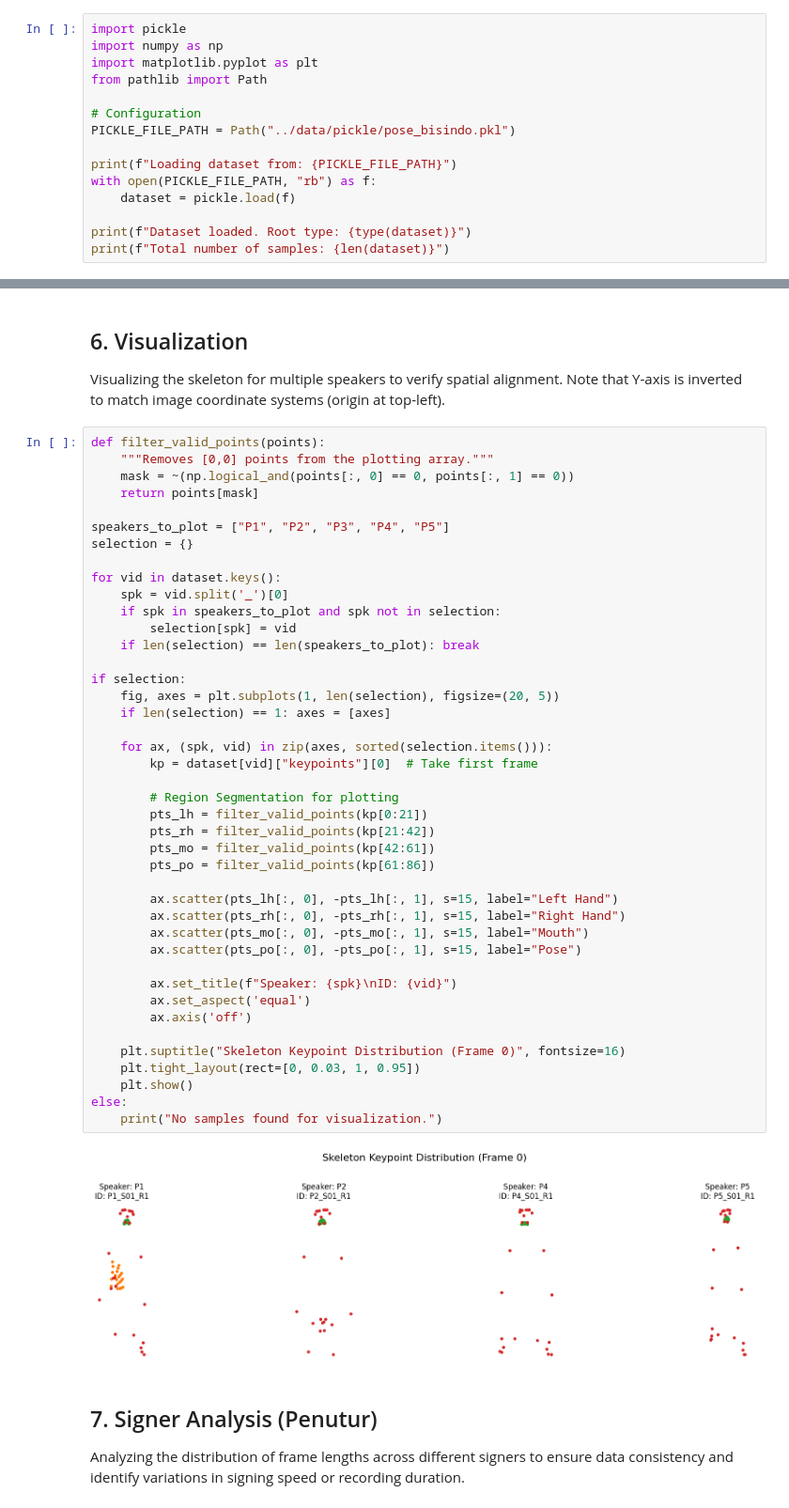
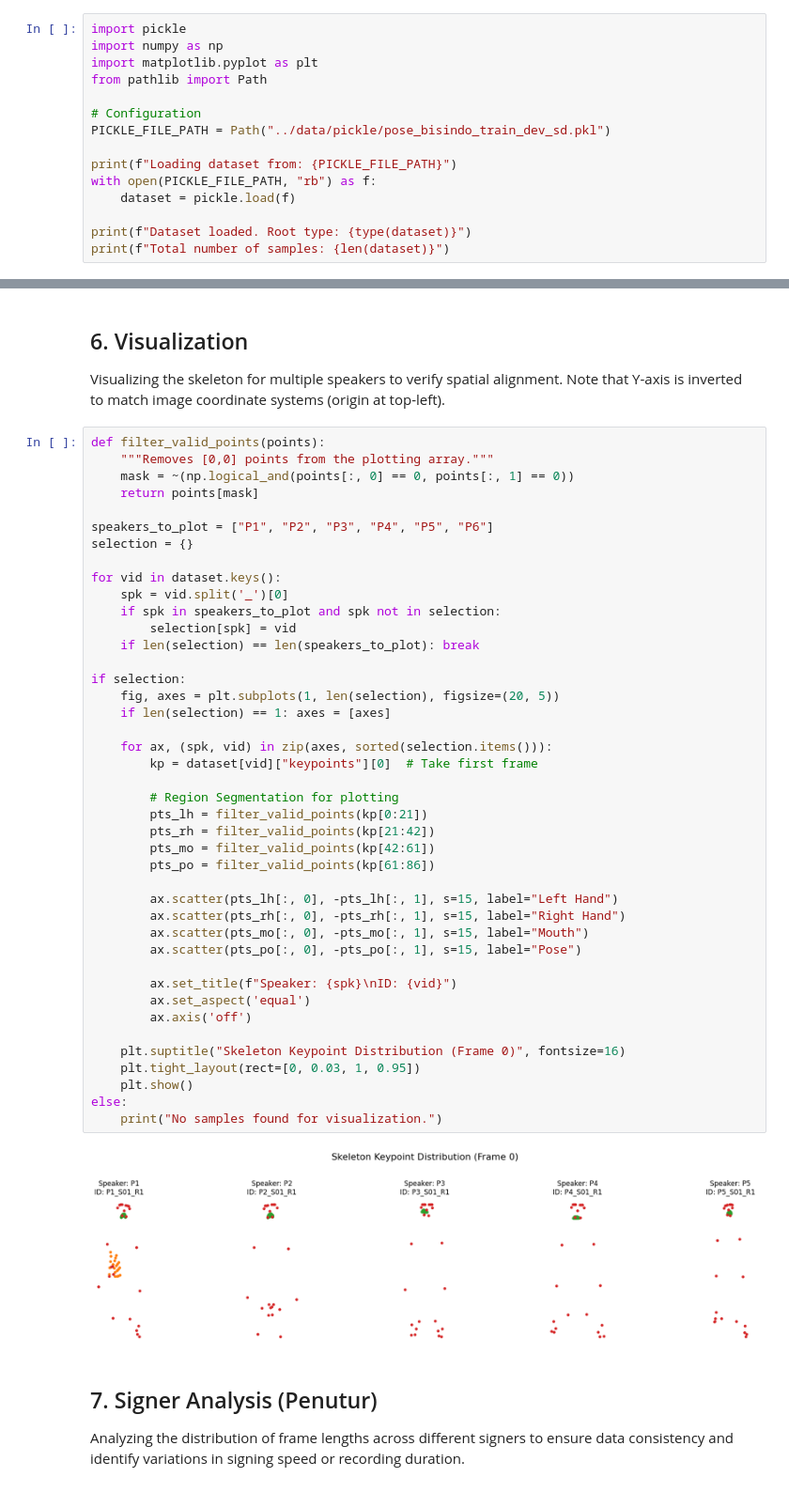
Before and after one commit to MahardikaPratama/rgb-to-skeleton-mediapipe, a Jupyter notebook: notebooks/pickle_data_analysis.ipynb, the cells around one changed output, grey strips where cells are left out. Shown at 94% size. Saved outputs shown, nothing was run; the diff lists cells and outputs as text.

```diff
--- a/notebooks/pickle_data_analysis.ipynb
+++ b/notebooks/pickle_data_analysis.ipynb
@@ -20,7 +20,7 @@ import matplotlib.pyplot as plt
 from pathlib import Path
 
 # Configuration
-PICKLE_FILE_PATH = Path("../data/pickle/pose_bisindo.pkl")
+PICKLE_FILE_PATH = Path("../data/pickle/pose_bisindo_train_dev_sd.pkl")
 
 print(f"Loading dataset from: {PICKLE_FILE_PATH}")
 with open(PICKLE_FILE_PATH, "rb") as f:
@@ -249,7 +249,7 @@ def filter_valid_points(points):
     mask = ~(np.logical_and(points[:, 0] == 0, points[:, 1] == 0))
     return points[mask]
 
-speakers_to_plot = ["P1", "P2", "P3", "P4", "P5"]
+speakers_to_plot = ["P1", "P2", "P3", "P4", "P5", "P6"]
 selection = {}
 
 for vid in dataset.keys():
@@ -259,34 +259,34 @@ for vid in dataset.keys():
     if len(selection) == len(speakers_to_plot): break
 
 if selection:
     fig, axes = plt.subplots(1, len(selection), figsize=(20, 5))
     if len(selection) == 1: axes = [axes]
 
     for ax, (spk, vid) in zip(axes, sorted(selection.items())):
         kp = dataset[vid]["keypoints"][0]  # Take first frame
 
         # Region Segmentation for plotting
         pts_lh = filter_valid_points(kp[0:21])
         pts_rh = filter_valid_points(kp[21:42])
         pts_mo = filter_valid_points(kp[42:61])
         pts_po = filter_valid_points(kp[61:86])
 
         ax.scatter(pts_lh[:, 0], -pts_lh[:, 1], s=15, label="Left Hand")
         ax.scatter(pts_rh[:, 0], -pts_rh[:, 1], s=15, label="Right Hand")
         ax.scatter(pts_mo[:, 0], -pts_mo[:, 1], s=15, label="Mouth")
         ax.scatter(pts_po[:, 0], -pts_po[:, 1], s=15, label="Pose")
 
         ax.set_title(f"Speaker: {spk}\nID: {vid}")
         ax.set_aspect('equal')
         ax.axis('off')
 
     plt.suptitle("Skeleton Keypoint Distribution (Frame 0)", fontsize=16)
     plt.tight_layout(rect=[0, 0.03, 1, 0.95])
     plt.show()
 else:
     print("No samples found for visualization.")
 # %% [output]
-[figure, old version]
+[figure, new version]
 # %% [markdown]
 ## 7. Signer Analysis (Penutur)
 
```
Also changed, not shown: parts of 5 cells of this notebook, 56 other files.
